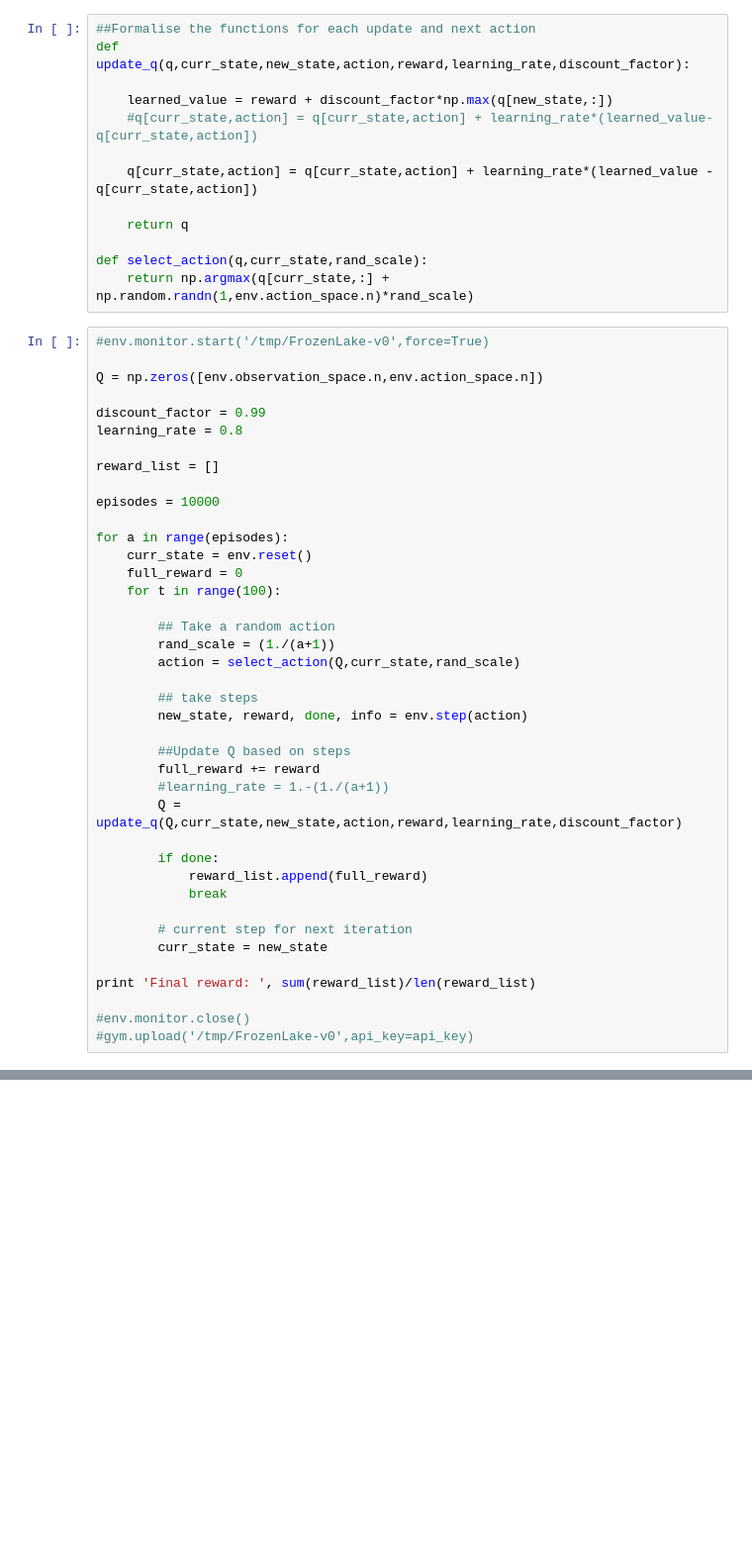
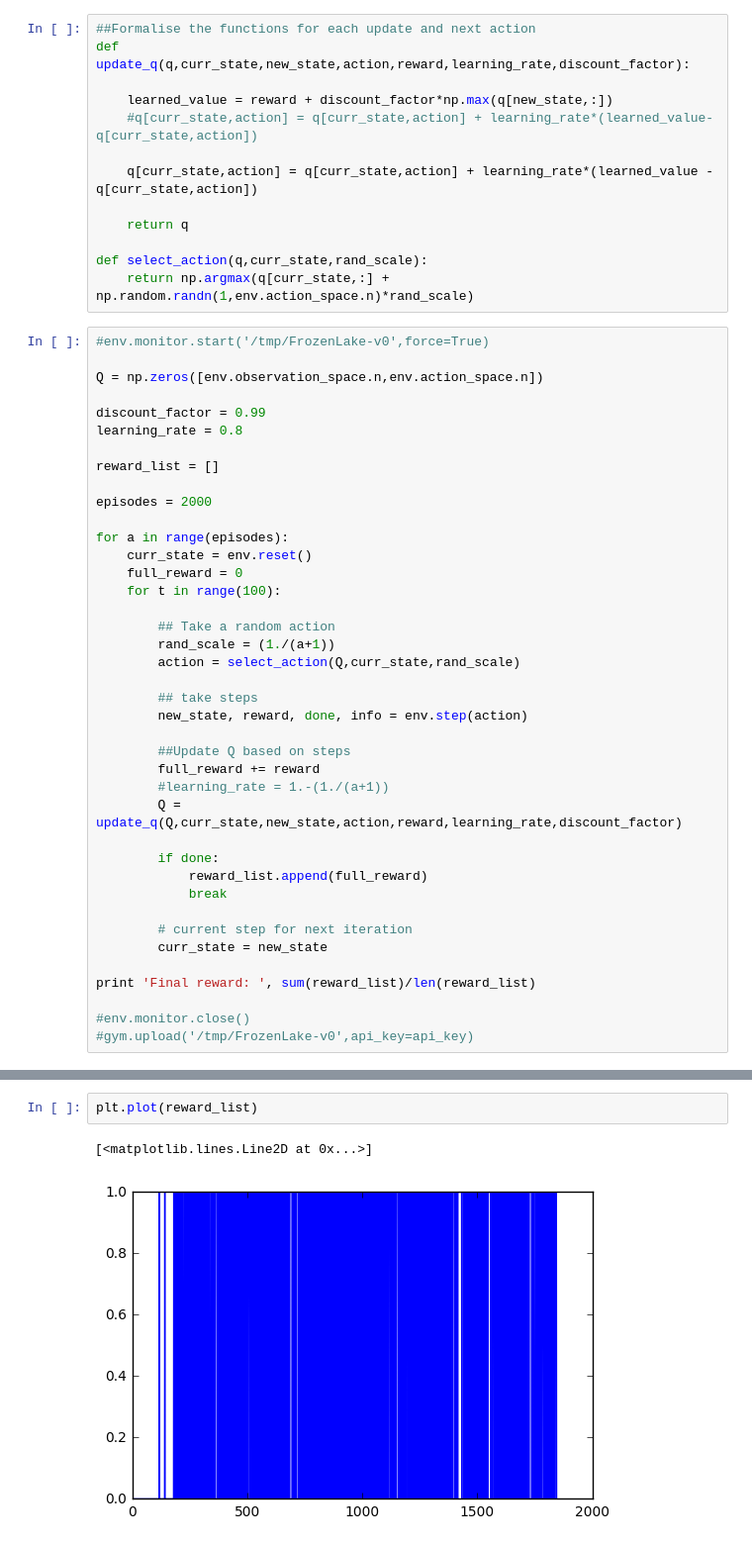
Before and after one commit to andrewpatt24/openai, a Jupyter notebook: FrozenLake-v0.ipynb, the cells around one changed output, grey strips where cells are left out. Shown at 99% size. Cells and saved outputs as stored; diff of their text form; blank space fills up the shorter version.

```diff
--- a/FrozenLake-v0.ipynb
+++ b/FrozenLake-v0.ipynb
@@ -71,7 +84,7 @@ learning_rate = 0.8
 
 reward_list = []
 
-episodes = 10000
+episodes = 2000
 
 for a in range(episodes):
     curr_state = env.reset()
@@ -105,0 +119,5 @@ Final reward:  0.759324569841
+# %%
+plt.plot(reward_list)
+# %% [output]
+[<matplotlib.lines.Line2D at 0x...>]
+[figure, added]
```
Also changed, not shown: parts of 12 cells of this notebook.
